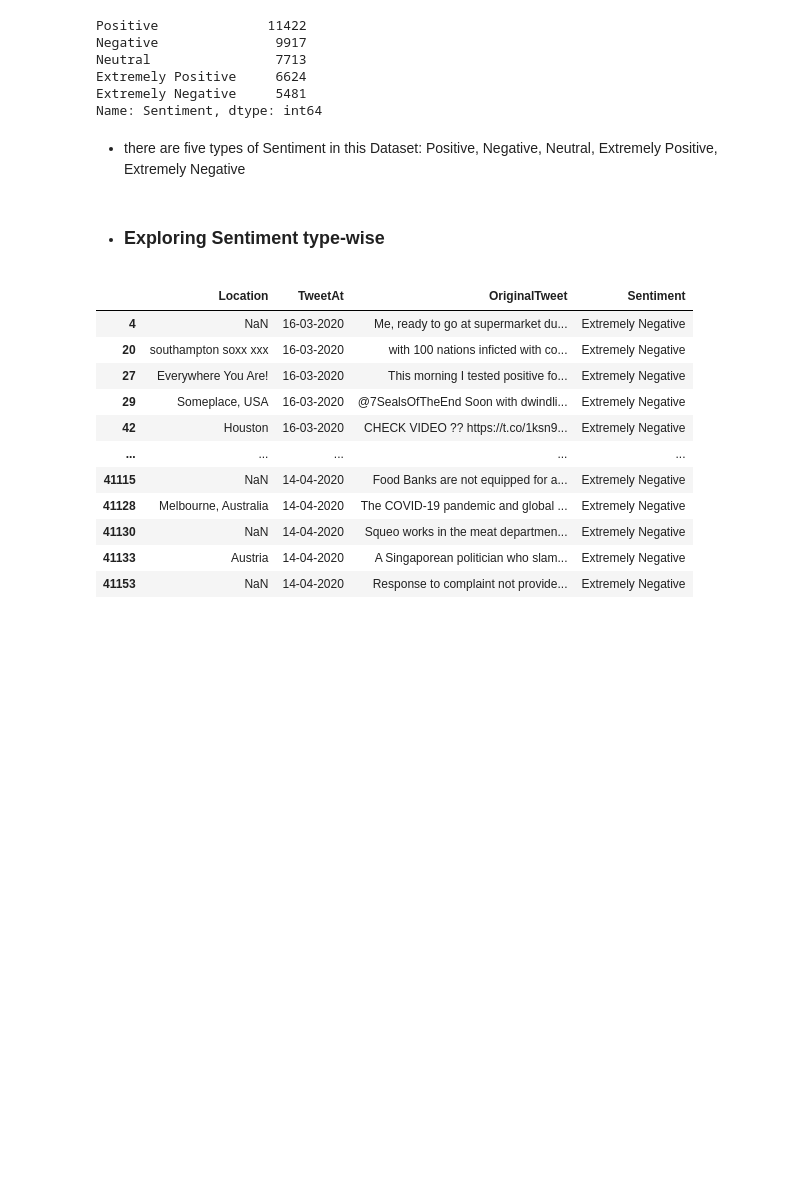
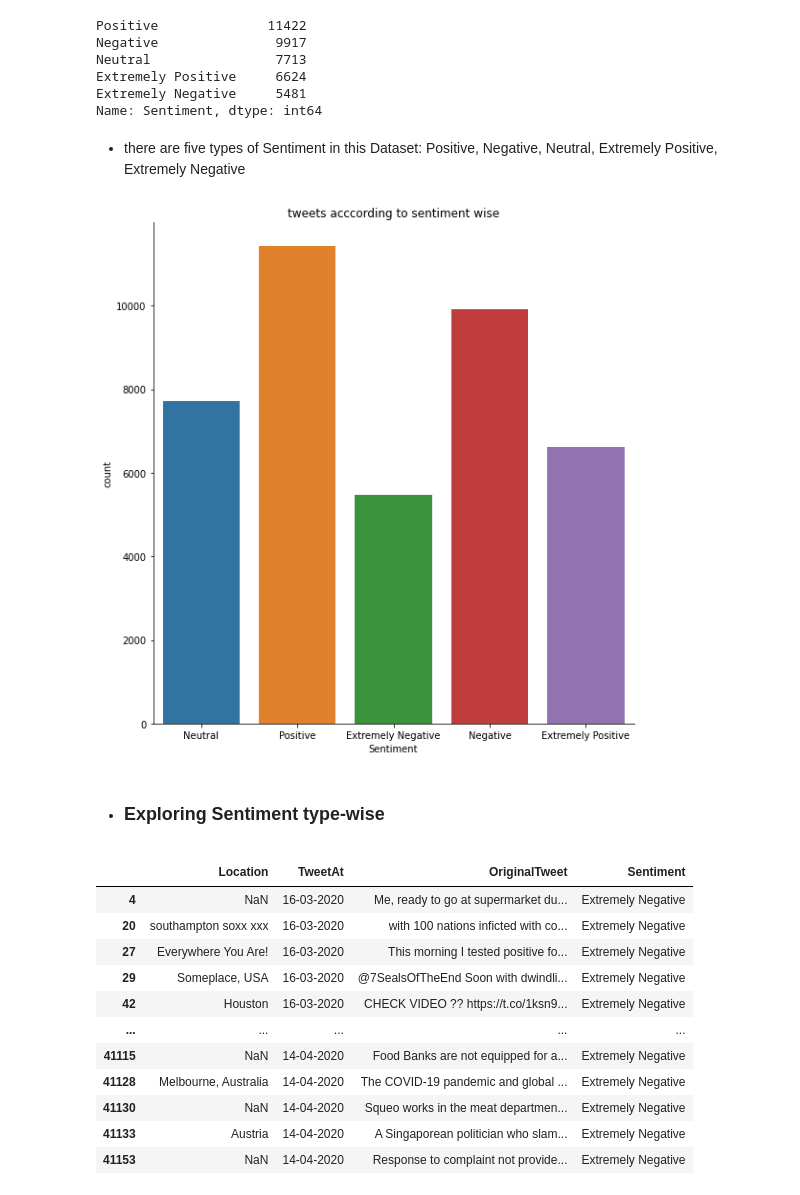
Before and after one commit to Rajesh1505/Coronavirus_Tweet_Sentiment_Analysis-Capstone_Project_3, a Jupyter notebook: Coronavirus_Tweet_Sentiment_Analysis_Rajesh_Kumar_Patel_Capstone_Project_3.ipynb, the cells around one changed output. Drawn from its saved outputs; the diff is of its cells as text; code cells hidden in the pictures; blank space fills up the shorter version.

```diff
--- a/Coronavirus_Tweet_Sentiment_Analysis_Rajesh_Kumar_Patel_Capstone_Project_3.ipynb
+++ b/Coronavirus_Tweet_Sentiment_Analysis_Rajesh_Kumar_Patel_Capstone_Project_3.ipynb
@@ -193,6 +242,13 @@ Name: Sentiment, dtype: int64
 # %% [markdown]
 * there are five types of Sentiment in this Dataset:
   Positive,  Negative, Neutral, Extremely Positive, Extremely Negative
+# %%
+# tweets acccording to sentiment wise
+sns.catplot("Sentiment", kind="count", height=8, data=tweet_data)
+plt.title("tweets acccording to sentiment wise")
+plt.show()
+# %% [output]
+[figure, added]
 # %% [markdown]
 *   ### **Exploring Sentiment type-wise**
 # %%
```
Also changed, not shown: parts of 25 cells of this notebook.
